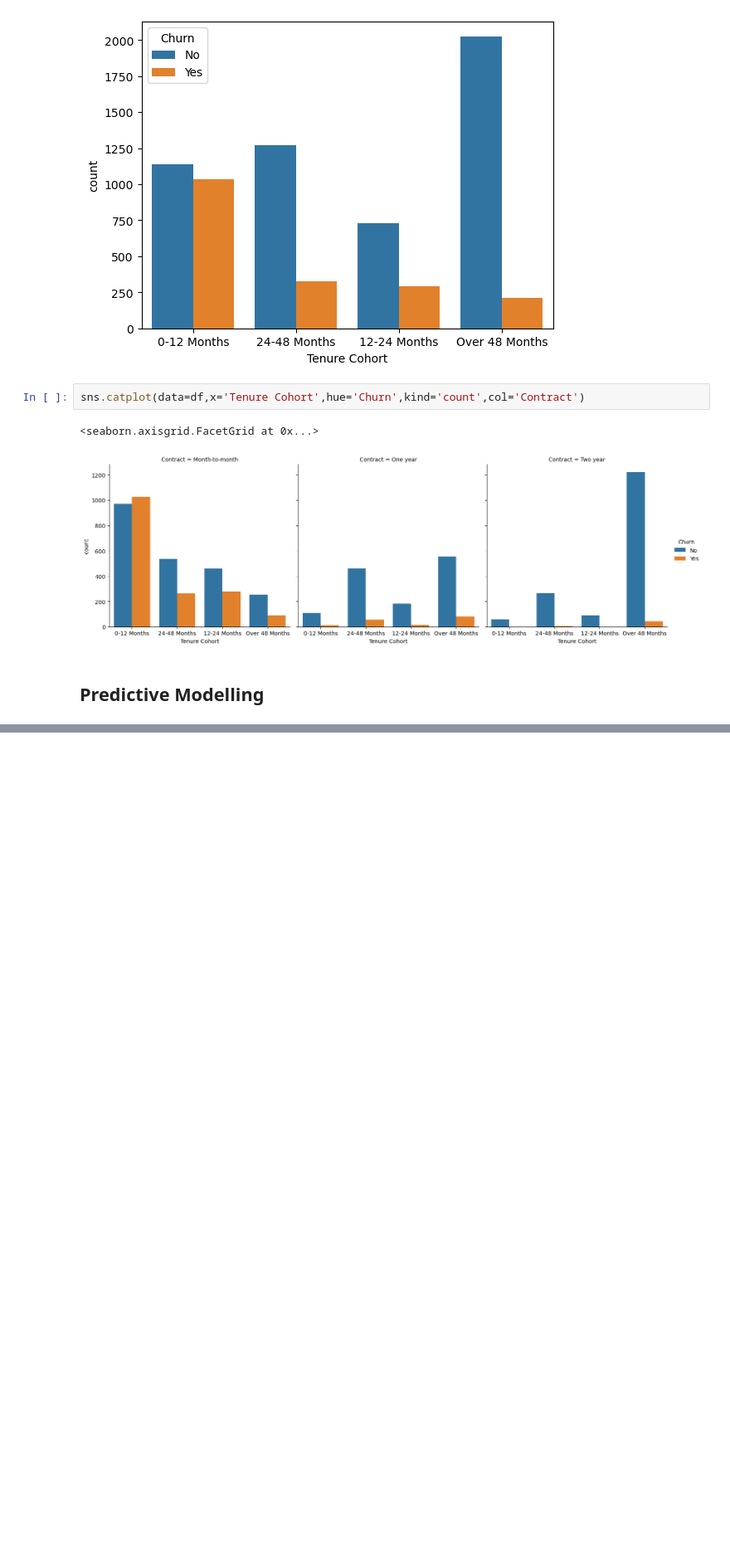
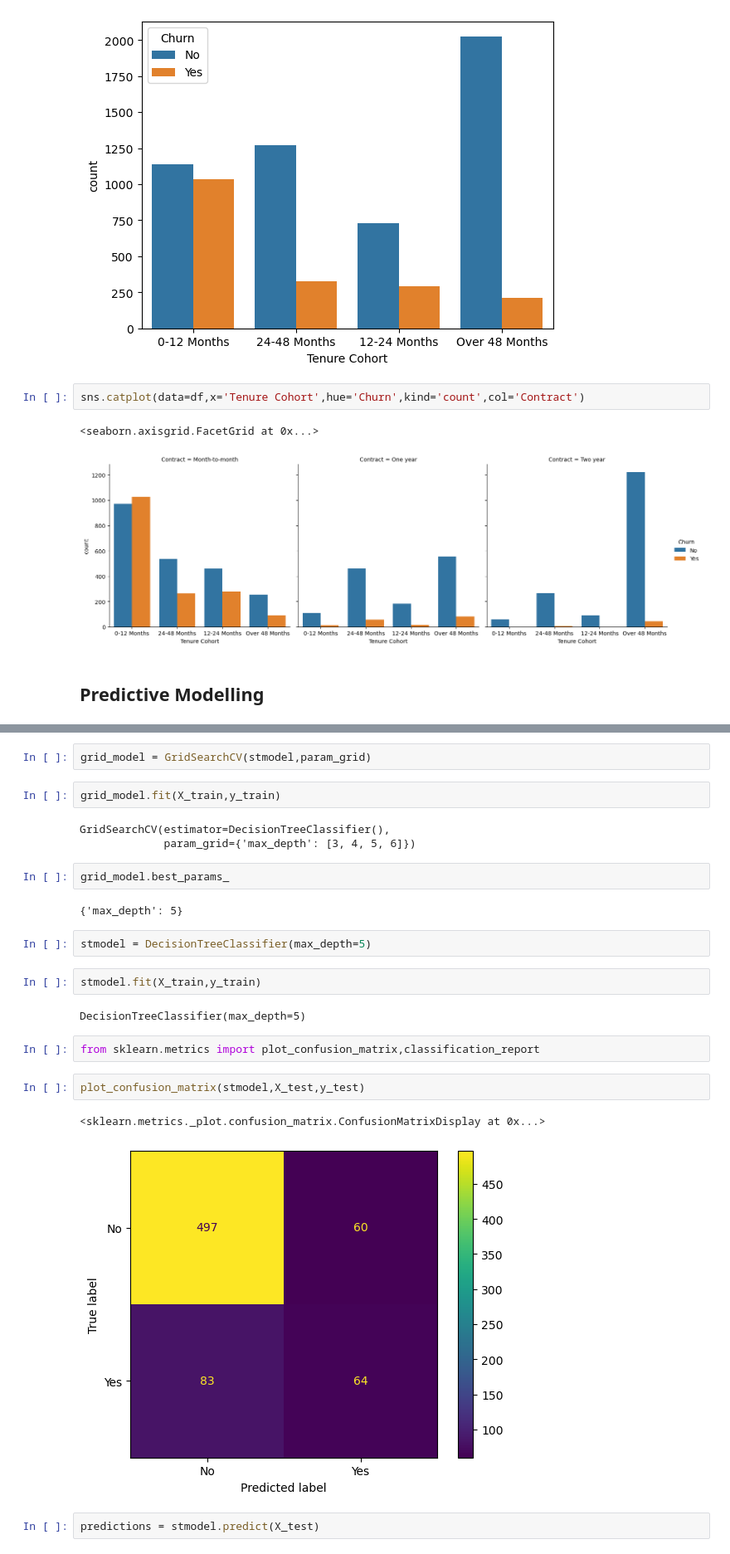
Before and after one commit to NadeemDin/ML-Projects, a Jupyter notebook: TeleCom Churn data model.ipynb, the cells around one changed output, grey strips where cells are left out. Shown at 83% size. Cells and saved outputs as stored; diff of their text form; blank space fills up the shorter version.

Commit message:
predictive model completed

```diff
--- a/TeleCom Churn data model.ipynb
+++ b/TeleCom Churn data model.ipynb
@@ -307,0 +328,26 @@ sns.catplot(data=df,x='Tenure Cohort',hue='Churn',kind='count',col='Contract')
+# %%
+grid_model = GridSearchCV(stmodel,param_grid)
+# %%
+grid_model.fit(X_train,y_train)
+# %% [output]
+GridSearchCV(estimator=DecisionTreeClassifier(),
+             param_grid={'max_depth': [3, 4, 5, 6]})
+# %%
+grid_model.best_params_
+# %% [output]
+{'max_depth': 5}
+# %%
+stmodel = DecisionTreeClassifier(max_depth=5)
+# %%
+stmodel.fit(X_train,y_train)
+# %% [output]
+DecisionTreeClassifier(max_depth=5)
+# %%
+from sklearn.metrics import plot_confusion_matrix,classification_report
+# %%
+plot_confusion_matrix(stmodel,X_test,y_test)
+# %% [output]
+<sklearn.metrics._plot.confusion_matrix.ConfusionMatrixDisplay at 0x...>
+[figure, added]
+# %%
+predictions = stmodel.predict(X_test)
```
Also changed, not shown: parts of 40 cells of this notebook.
